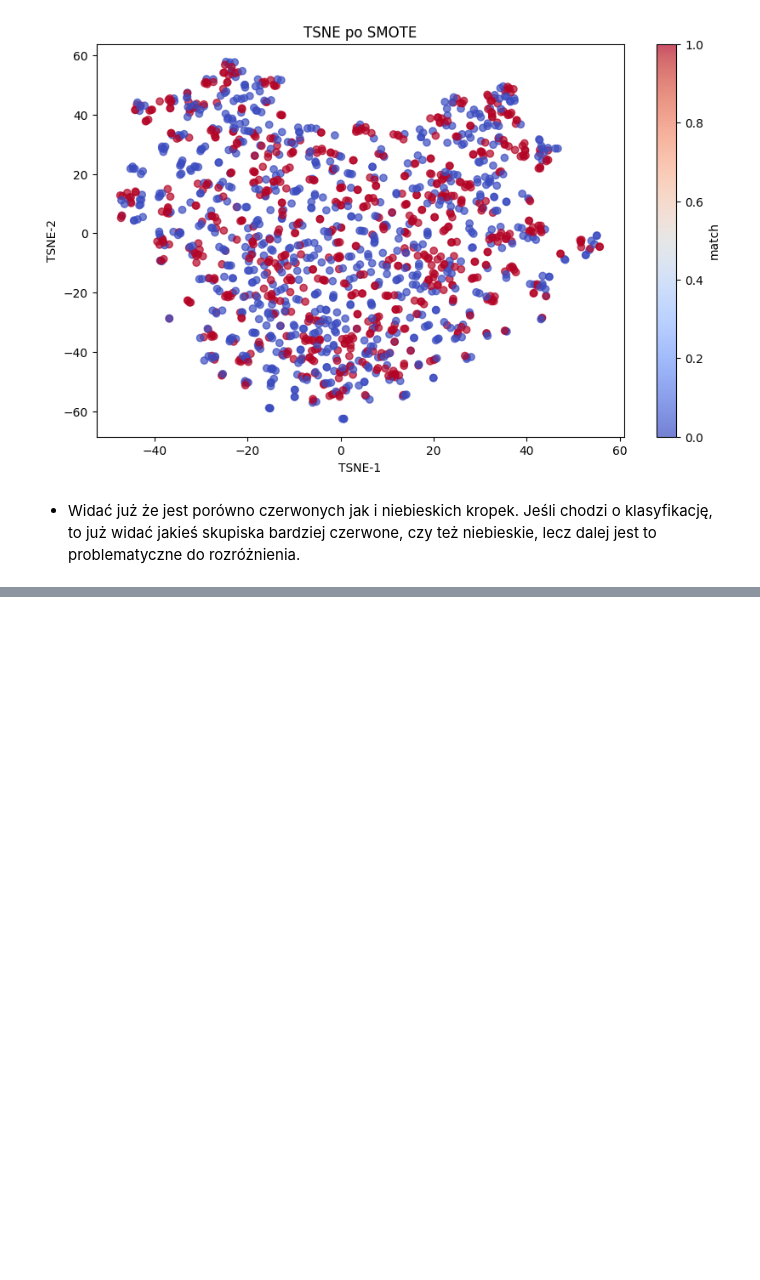
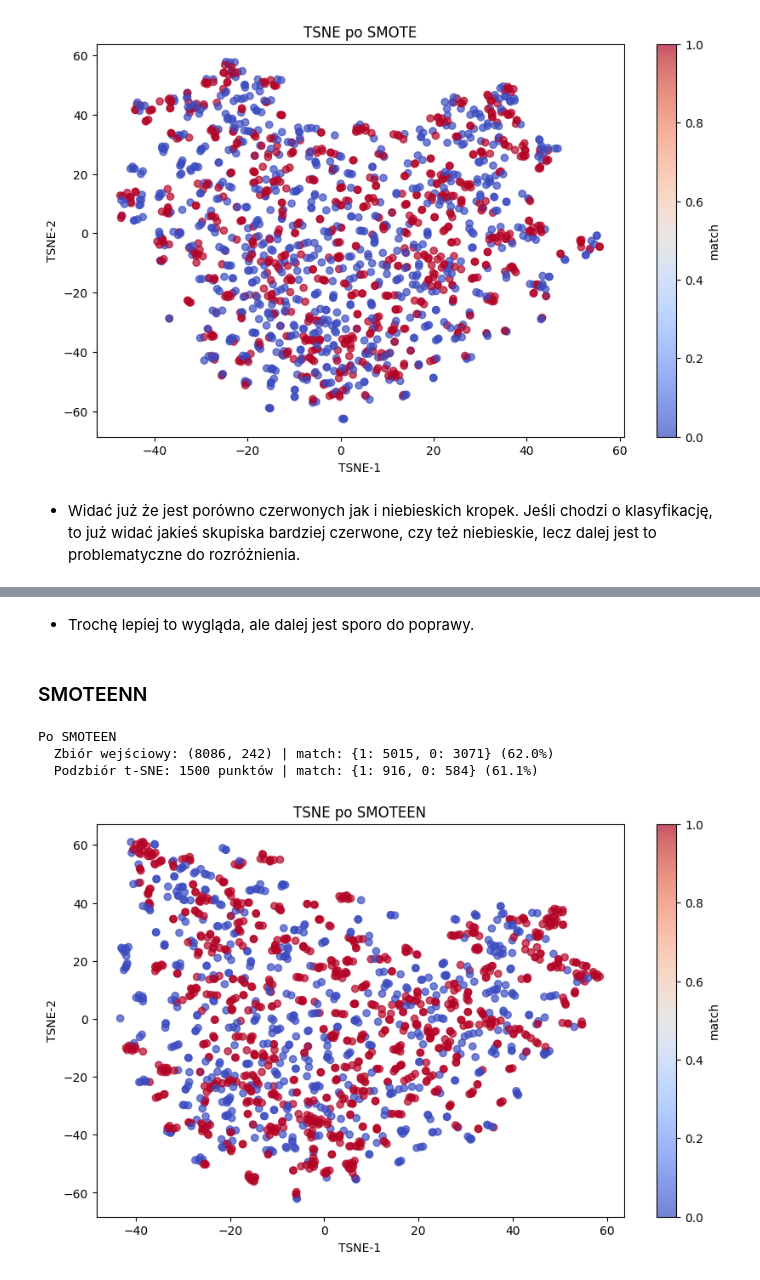
Before and after one commit to Zajecia-na-PWr-LR/lista6-dawidmuszynski1, a Jupyter notebook: SpeedDating.ipynb, the cells around one changed output, grey strips where cells are left out. Cells and saved outputs as stored; diff of their text form; code cells hidden in the pictures; blank space fills up the shorter version.

```diff
--- a/SpeedDating.ipynb
+++ b/SpeedDating.ipynb
@@ -524,0 +583,40 @@ generate_tsne_scatter(X_embedded_smote, y_sampled_smote, "TSNE po SMOTE")
+# %% [markdown]
+- Trochę lepiej to wygląda, ale dalej jest sporo do poprawy.
+# %% [markdown]
+### SMOTEENN
+# %%
+sme = SMOTEENN(random_state = 67)
+
+X_resampled_sme, y_resampled_sme = sme.fit_resample(X_train, y_train)
+
+tsne = TSNE(
+    n_components=2,
+    perplexity=30,
+    learning_rate="auto",
+    max_iter=1500,
+    random_state=67,
+    n_jobs=-1,
+)
+
+
+
+X_sampled_sme, y_sampled_sme = give_samples(
+    X_resampled_sme, y_resampled_sme, 1500
+)
+
+X_embedded_sme = tsne.fit_transform(X_sampled_sme)
+
+print_tsne_info(
+    "Po SMOTEEN",
+    y_sampled_sme,
+    X_resampled_sme,
+    y_resampled_sme,
+)
+generate_tsne_scatter(
+    X_embedded_sme, y_sampled_sme, "TSNE po SMOTEEN"
+)
+# %% [output]
+Po SMOTEEN
+  Zbiór wejściowy: (8086, 242) | match: {1: 5015, 0: 3071} (62.0%)
+  Podzbiór t-SNE: 1500 punktów | match: {1: 916, 0: 584} (61.1%)
+[figure, added]
```
Also changed, not shown: parts of 10 cells of this notebook.
